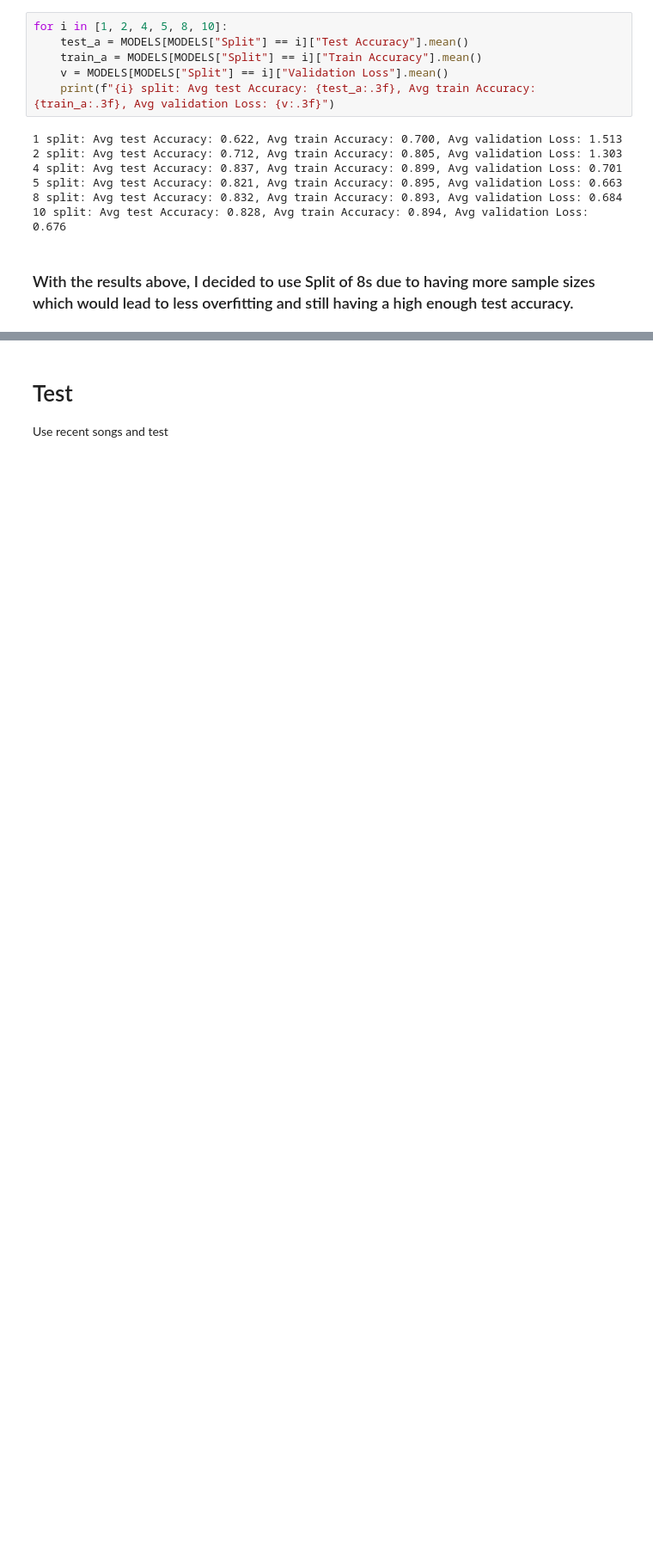
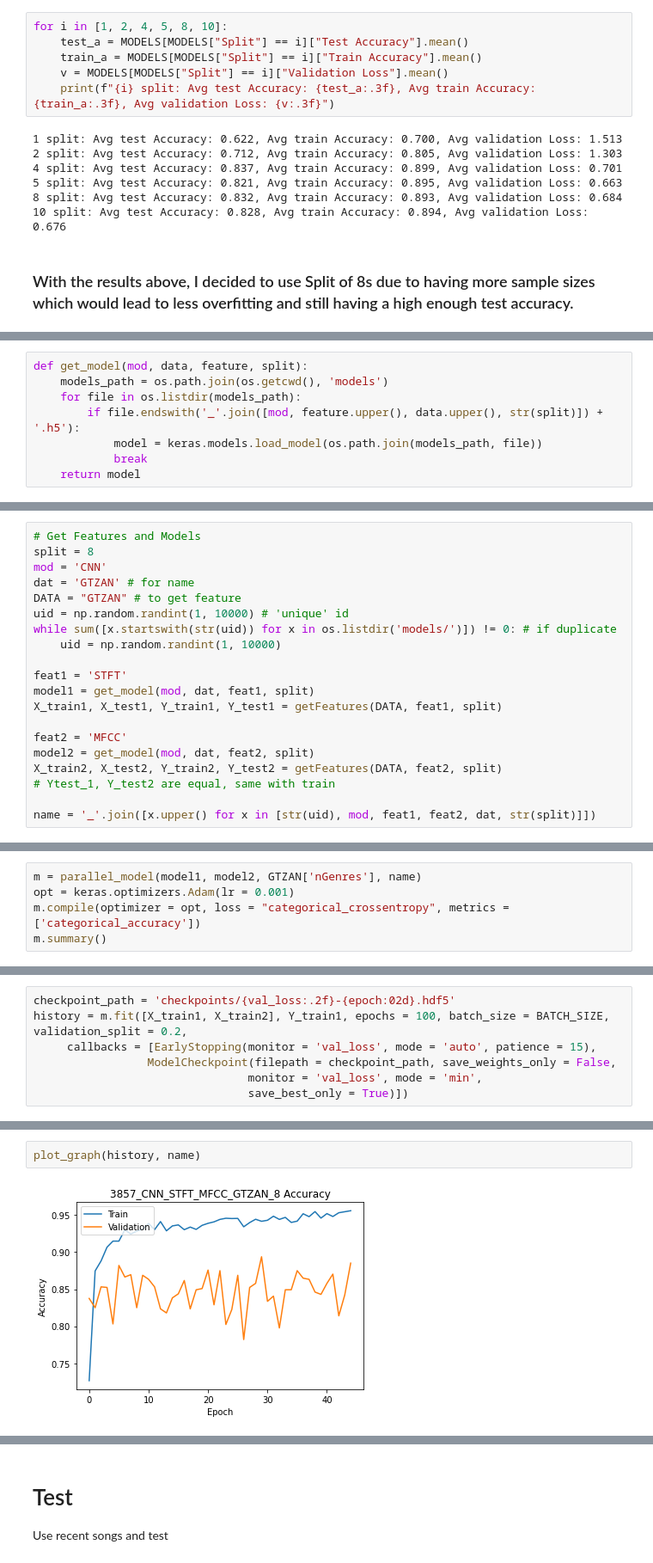
Before and after one commit to MarkGelo/CS-584, a Jupyter notebook: Project/Source/Music Genre Classification.ipynb, the cells around one changed output, grey strips where cells are left out. Shown at 86% size. Drawn from its saved outputs; the diff is of its cells as text; blank space fills up the shorter version.

```diff
--- a/Project/Source/Music Genre Classification.ipynb
+++ b/Project/Source/Music Genre Classification.ipynb
@@ -1009,0 +1156,8 @@ jeong2016learning
+# %%
+def get_model(mod, data, feature, split):
+    models_path = os.path.join(os.getcwd(), 'models')
+    for file in os.listdir(models_path):
+        if file.endswith('_'.join([mod, feature.upper(), data.upper(), str(split)]) + '.h5'):
+            model = keras.models.load_model(os.path.join(models_path, file))
+            break
+    return model
@@ -1009,0 +1170,20 @@ jeong2016learning
+# %%
+# Get Features and Models
+split = 8
+mod = 'CNN'
+dat = 'GTZAN' # for name
+DATA = "GTZAN" # to get feature
+uid = np.random.randint(1, 10000) # 'unique' id
+while sum([x.startswith(str(uid)) for x in os.listdir('models/')]) != 0: # if duplicate
+    uid = np.random.randint(1, 10000)
+
+feat1 = 'STFT'
+model1 = get_model(mod, dat, feat1, split)
+X_train1, X_test1, Y_train1, Y_test1 = getFeatures(DATA, feat1, split)
+
+feat2 = 'MFCC'
+model2 = get_model(mod, dat, feat2, split)
+X_train2, X_test2, Y_train2, Y_test2 = getFeatures(DATA, feat2, split)
+# Ytest_1, Y_test2 are equal, same with train
+
+name = '_'.join([x.upper() for x in [str(uid), mod, feat1, feat2, dat, str(split)]])
@@ -1009,0 +1192,5 @@ jeong2016learning
+# %%
+m = parallel_model(model1, model2, GTZAN['nGenres'], name)
+opt = keras.optimizers.Adam(lr = 0.001)
+m.compile(optimizer = opt, loss = "categorical_crossentropy", metrics = ['categorical_accuracy'])
+m.summary()
@@ -1009,0 +1215,7 @@ jeong2016learning
+# %%
+checkpoint_path = 'checkpoints/{val_loss:.2f}-{epoch:02d}.hdf5'
+history = m.fit([X_train1, X_train2], Y_train1, epochs = 100, batch_size = BATCH_SIZE, validation_split = 0.2,
+     callbacks = [EarlyStopping(monitor = 'val_loss', mode = 'auto', patience = 15),
+                 ModelCheckpoint(filepath = checkpoint_path, save_weights_only = False,
+                                monitor = 'val_loss', mode = 'min',
+                                save_best_only = True)])
@@ -1009,0 +1240,4 @@ jeong2016learning
+# %%
+plot_graph(history, name)
+# %% [output]
+[figure, added]
```
Also changed, not shown: parts of 76 cells of this notebook, 8 other files.
